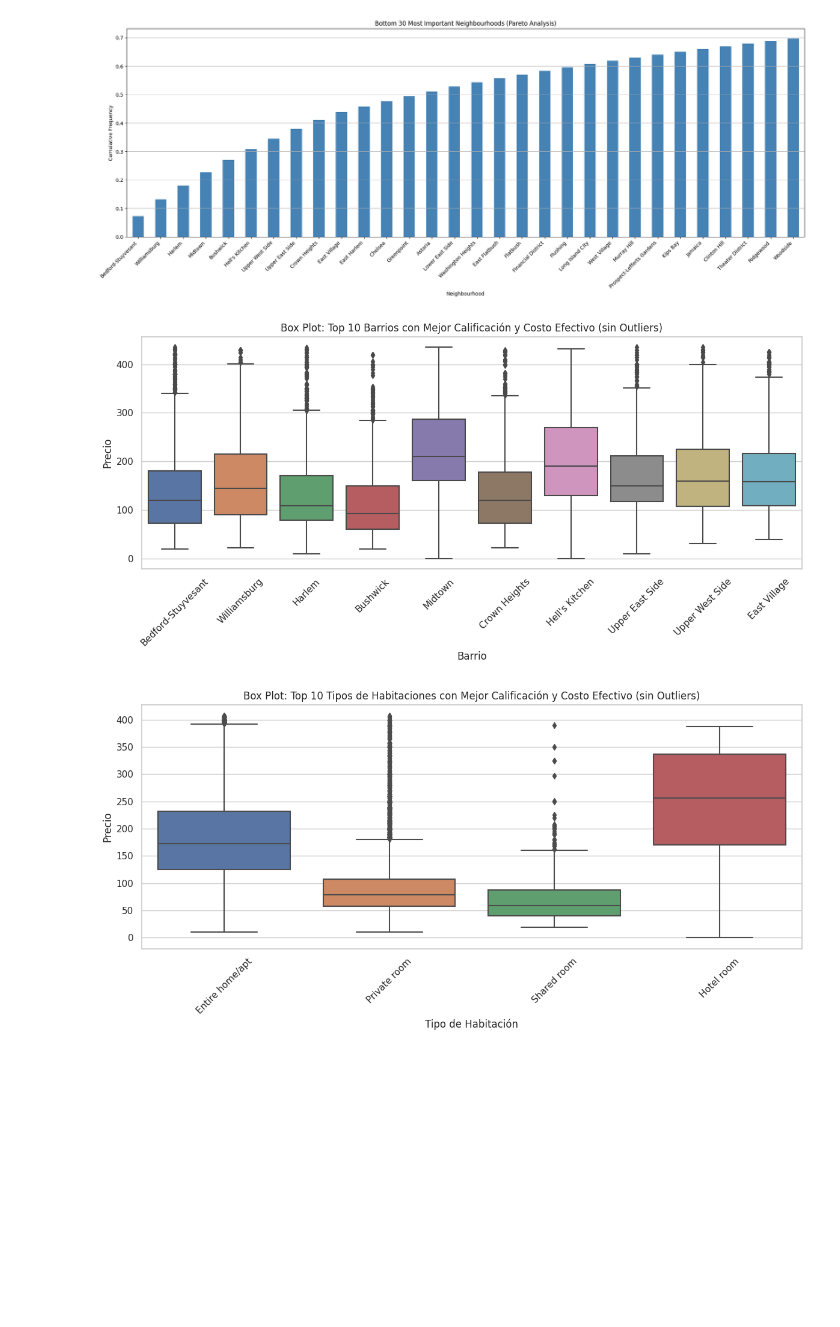
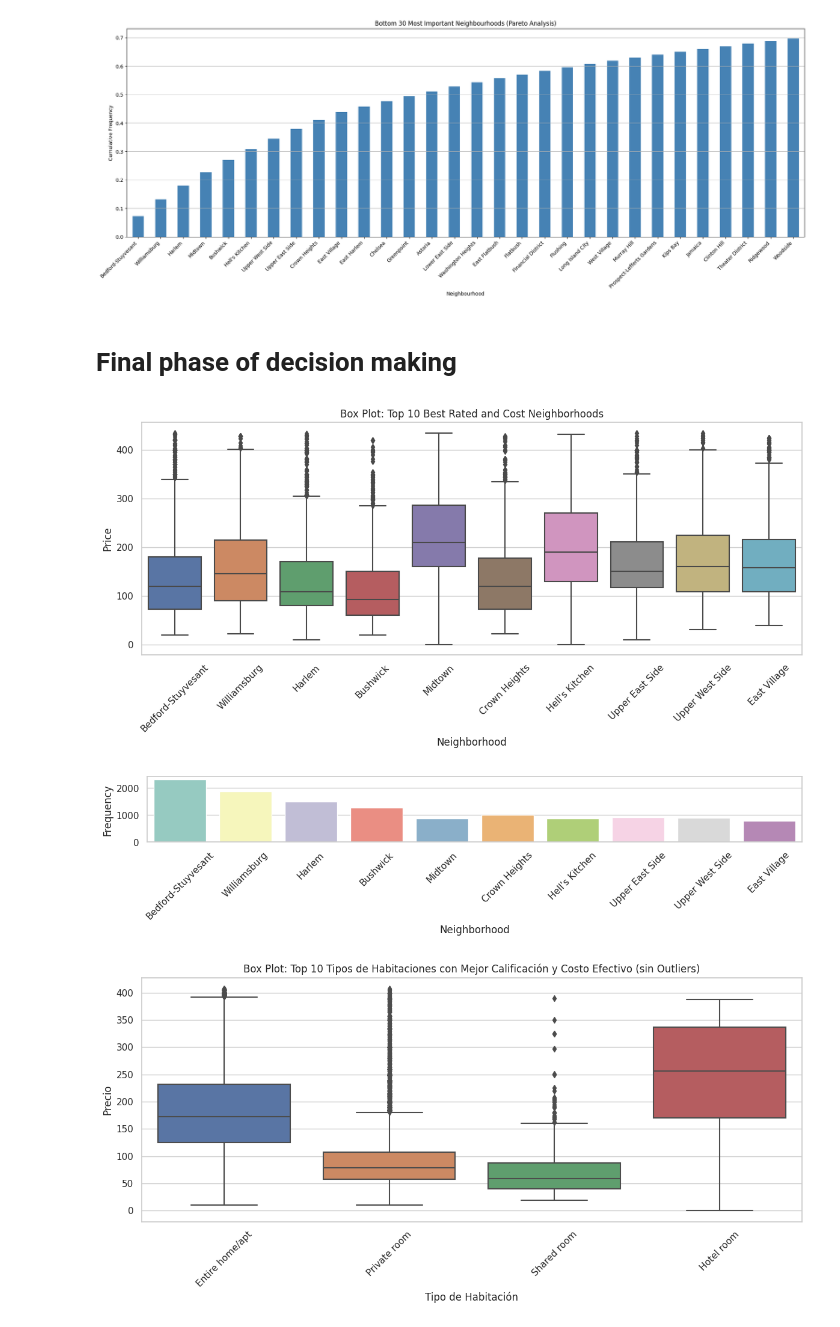
Before and after one commit to ingoscargiraldor/CDA, a Jupyter notebook: airbnb/eda.ipynb, the cells around one changed output. Cells and saved outputs as stored; diff of their text form; code cells hidden in the pictures; blank space fills up the shorter version.

```diff
--- a/airbnb/eda.ipynb
+++ b/airbnb/eda.ipynb
@@ -631,6 +635,8 @@ plt.tight_layout()
 plt.show()
 # %% [output]
 [figure]
+# %% [markdown]
+# Final phase of decision making
 # %%
 # Filtrar el DataFrame para incluir barrios con calificación mayor o igual a 4
 filtered_df = listings_df[(listings_df["review_scores_value"] >= 4) & (listings_df["price_float"] <= 90000)]
@@ -638,37 +644,49 @@ filtered_df = listings_df[(listings_df["review_scores_value"] >= 4) & (listings_
 # Identificar los 10 barrios con mejor calificación y costo efectivos
 top_neighborhoods = filtered_df["neighbourhood_cleansed"].value_counts().head(10).index
 
 # Filtrar nuevamente para incluir solo los barrios seleccionados
 filtered_df = filtered_df[filtered_df["neighbourhood_cleansed"].isin(top_neighborhoods)]
 
 # Definir función para eliminar outliers
 def remove_outliers(data, col):
     Q1 = data[col].quantile(0.25)
     Q3 = data[col].quantile(0.75)
     IQR = Q3 - Q1
     lower_bound = Q1 - 1.5 * IQR
     upper_bound = Q3 + 1.5 * IQR
     return data[(data[col] >= lower_bound) & (data[col] <= upper_bound)]
 
 # Aplicar función para eliminar outliers en "price_float"
 filtered_df = remove_outliers(filtered_df, "price_float")
 
 # Configuración del estilo de Seaborn
 sns.set(style="whitegrid")
 
 # Crear el box plot con los 10 barrios seleccionados sin outliers
 plt.figure(figsize=(12, 6))
 sns.boxplot(x="neighbourhood_cleansed", y="price_float", data=filtered_df, order=top_neighborhoods)
 plt.xticks(rotation=45)
-plt.title("Box Plot: Top 10 Barrios con Mejor Calificación y Costo Efectivo (sin Outliers)")
-plt.xlabel("Barrio")
-plt.ylabel("Precio")
+plt.title("Box Plot: Top 10 Best Rated and Cost Neighborhoods")
+plt.xlabel("Neighborhood")
+plt.ylabel("Price")
 plt.tight_layout()
 
 # Mostrar el gráfico
 plt.show()
+
+# Agregar barras verticales para mostrar la frecuencia de cada barrio
+plt.figure(figsize=(12, 3))
+ax2 = sns.countplot(x="neighbourhood_cleansed", data=filtered_df, order=top_neighborhoods, palette="Set3")
+plt.xticks(rotation=45)
+plt.xlabel("Neighborhood")
+plt.ylabel("Frequency")
+
+# Mostrar ambos gráficos juntos
+plt.tight_layout()
+plt.show()
 # %% [output]
-[figure, old version]
+[figure, new version]
+[figure, added]
 # %%
 # Filtrar el DataFrame para incluir propiedades con calificación mayor o igual a 4
 filtered_df = listings_df[(listings_df["review_scores_value"] >= 4) & (listings_df["price_float"] <= 90000)]
```
Also changed, not shown: parts of 13 cells of this notebook.
